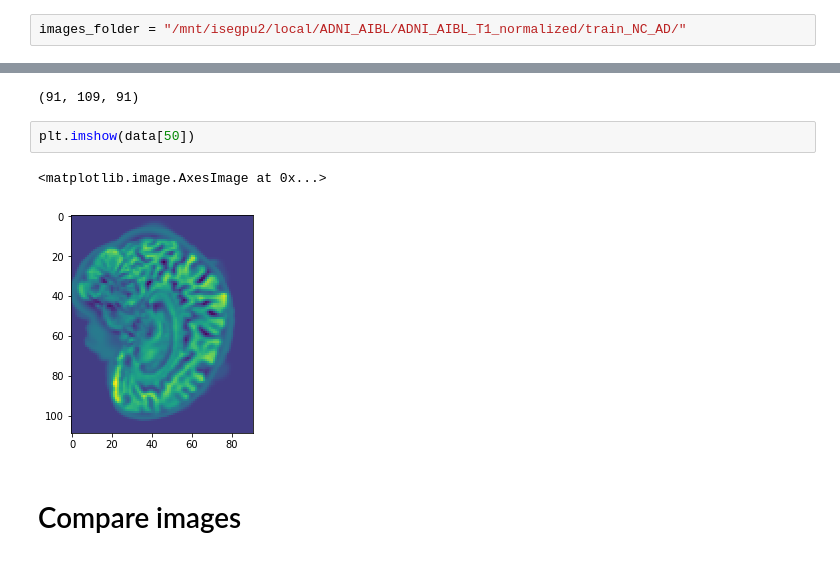
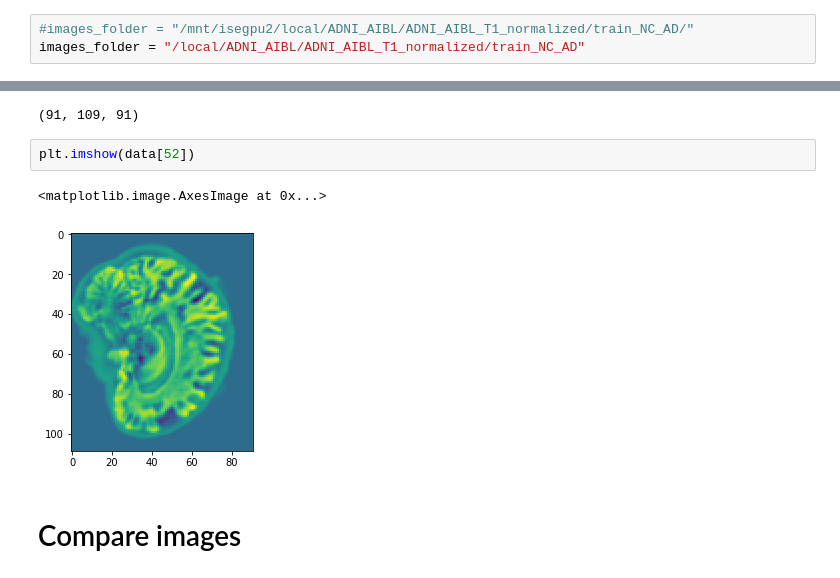
Before and after one commit to vwegmayr/brain-aging, a Jupyter notebook: notebooks/analyze_brain_images.ipynb, the cells around one changed output, grey strips where cells are left out. Saved outputs shown, nothing was run; the diff lists cells and outputs as text.

```diff
--- a/notebooks/analyze_brain_images.ipynb
+++ b/notebooks/analyze_brain_images.ipynb
@@ -11,7 +11,8 @@ import matplotlib.pyplot as plt
 import numpy as np
 import nibabel as nib
 # %%
-images_folder = "/mnt/isegpu2/local/ADNI_AIBL/ADNI_AIBL_T1_normalized/train_NC_AD/"
+#images_folder = "/mnt/isegpu2/local/ADNI_AIBL/ADNI_AIBL_T1_normalized/train_NC_AD/"
+images_folder = "/local/ADNI_AIBL/ADNI_AIBL_T1_normalized/train_NC_AD"
 # %% [markdown]
 # Load and show one image
 # %%
@@ -25,10 +26,10 @@ data.shape
 # %% [output]
 (91, 109, 91)
 # %%
-plt.imshow(data[50])
+plt.imshow(data[52])
 # %% [output]
 <matplotlib.image.AxesImage at 0x...>
-[figure, old version]
+[figure, new version]
 # %% [markdown]
 # Compare images
 # %%
```
Also changed, not shown: parts of 8 cells of this notebook.
